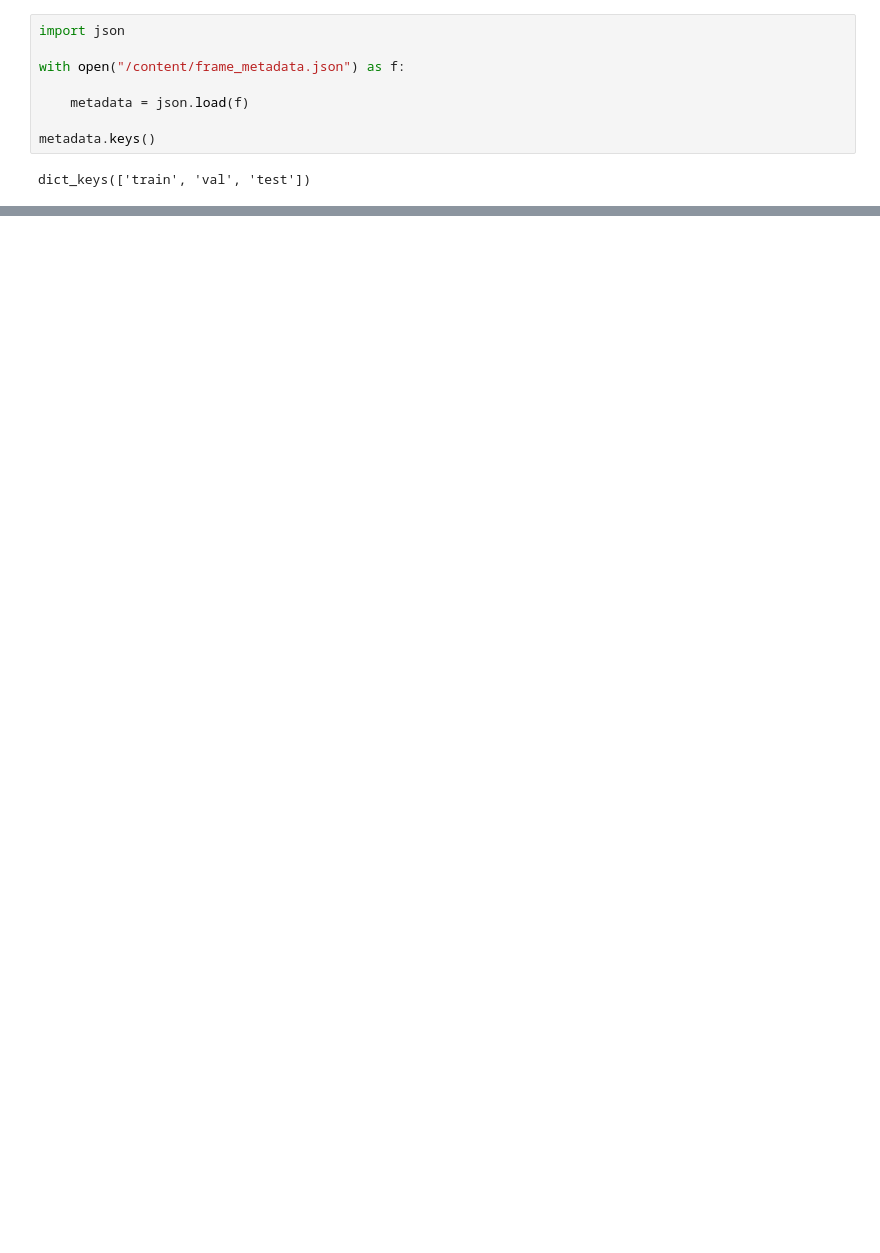
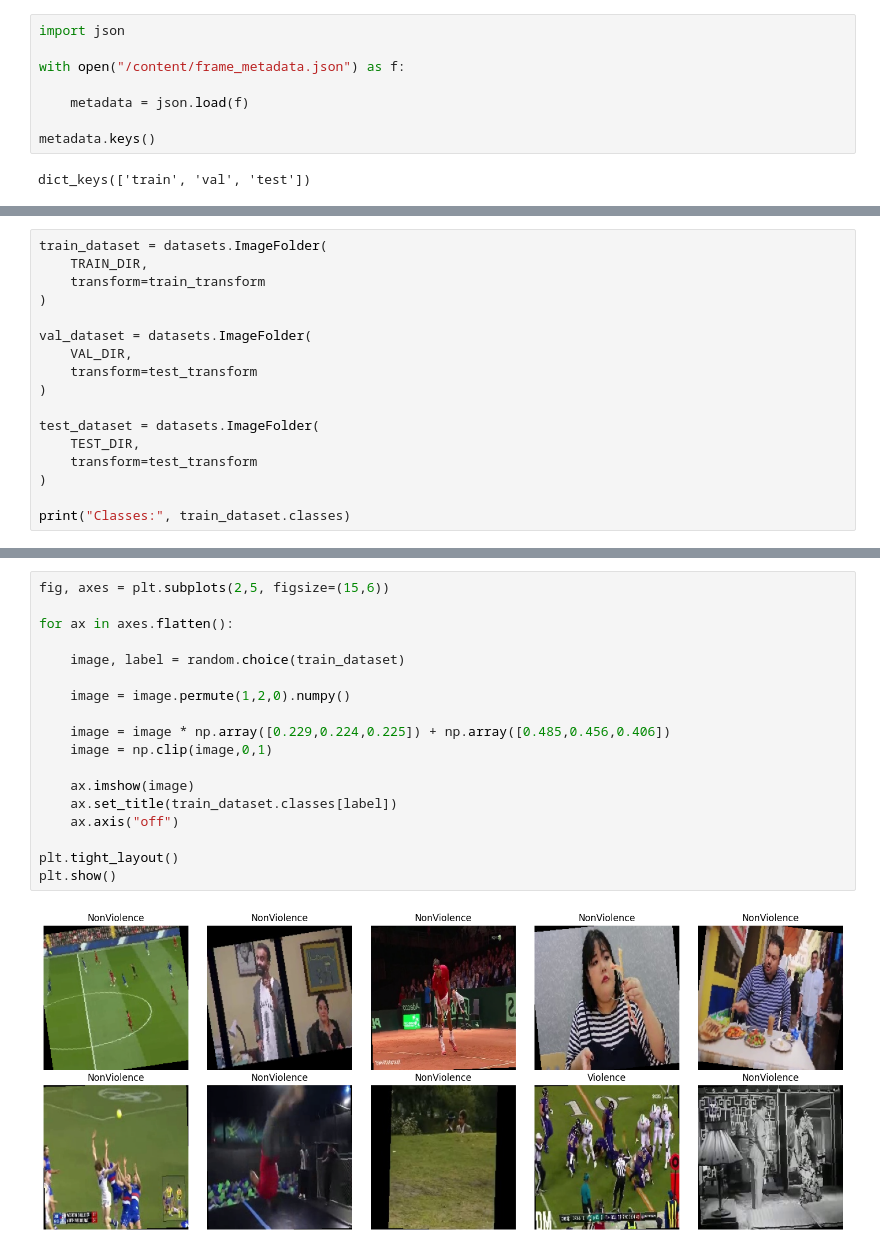
Before and after one commit to sumantabhargab/SAFE5G, a Jupyter notebook: notebook1.ipynb, the cells around one changed output, grey strips where cells are left out. Saved outputs shown, nothing was run; the diff lists cells and outputs as text; blank space fills up the shorter version.

```diff
--- a/notebook1.ipynb
+++ b/notebook1.ipynb
@@ -467,0 +592,17 @@ Testing Images : 2008
+# %%
+train_dataset = datasets.ImageFolder(
+    TRAIN_DIR,
+    transform=train_transform
+)
+
+val_dataset = datasets.ImageFolder(
+    VAL_DIR,
+    transform=test_transform
+)
+
+test_dataset = datasets.ImageFolder(
+    TEST_DIR,
+    transform=test_transform
+)
+
+print("Classes:", train_dataset.classes)
@@ -467,0 +729,20 @@ Testing Images : 2008
+# %%
+fig, axes = plt.subplots(2,5, figsize=(15,6))
+
+for ax in axes.flatten():
+
+    image, label = random.choice(train_dataset)
+
+    image = image.permute(1,2,0).numpy()
+
+    image = image * np.array([0.229,0.224,0.225]) + np.array([0.485,0.456,0.406])
+    image = np.clip(image,0,1)
+
+    ax.imshow(image)
+    ax.set_title(train_dataset.classes[label])
+    ax.axis("off")
+
+plt.tight_layout()
+plt.show()
+# %% [output]
+[figure, added]
```
Also changed, not shown: parts of 26 cells of this notebook.
